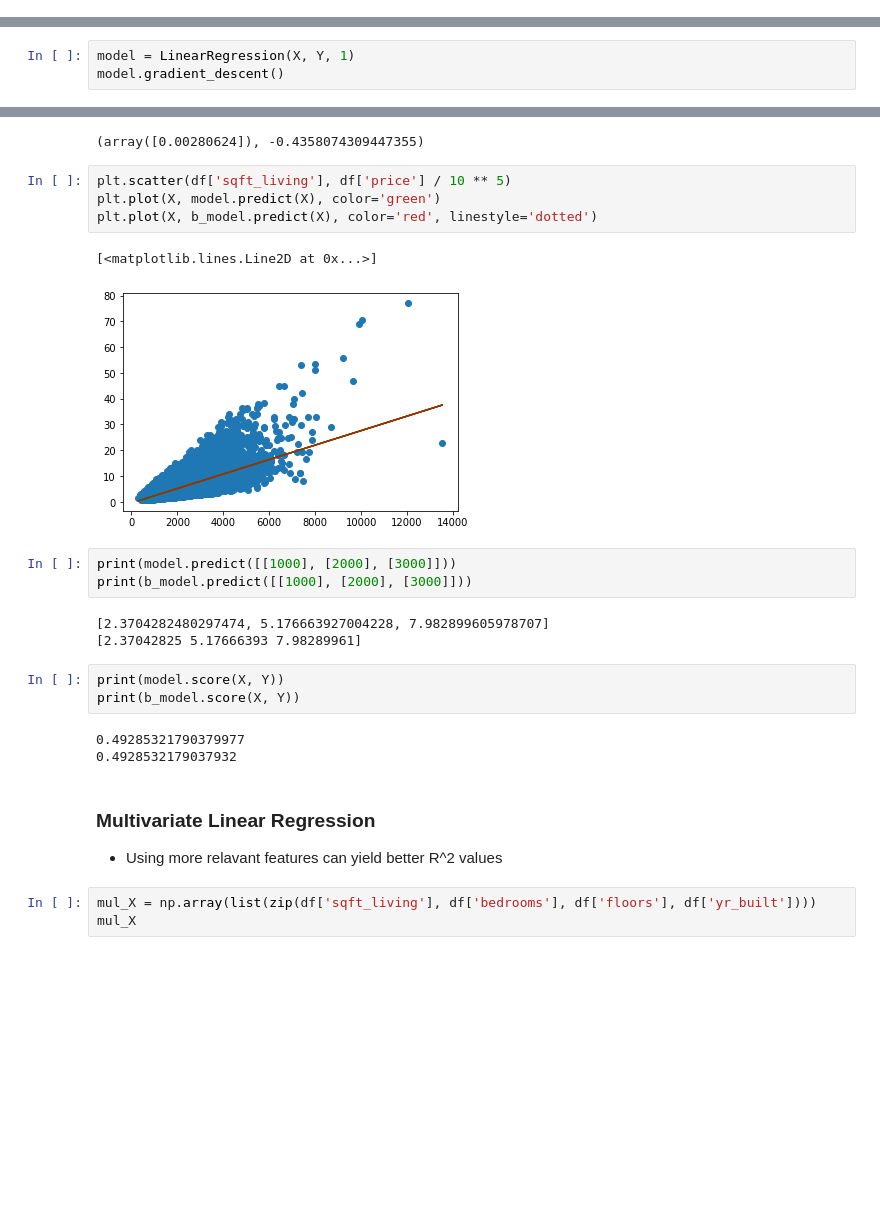
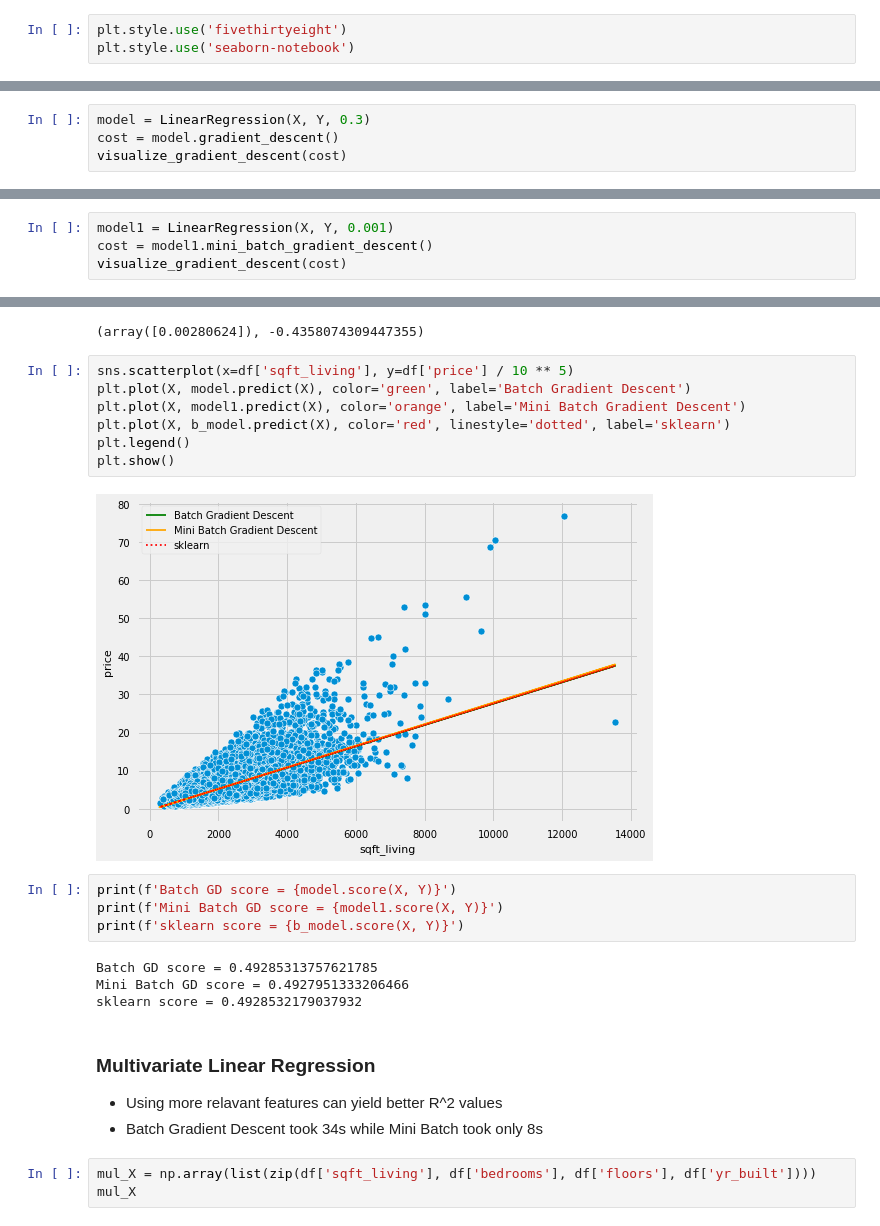
Before and after one commit to SRI-PRIYAN/MachineLearning, a Jupyter notebook: LinearRegression/LinearRegression.ipynb, the cells around one changed output, grey strips where cells are left out. Saved outputs shown, nothing was run; the diff lists cells and outputs as text; blank space fills up the shorter version.

Commit message:
Adding Polynomial Regression along with Mini Batch Gradient Descent

```diff
--- a/LinearRegression/LinearRegression.ipynb
+++ b/LinearRegression/LinearRegression.ipynb
@@ -6,3 +8,6 @@ from sklearn import linear_model as lm
+# %%
+plt.style.use('fivethirtyeight')
+plt.style.use('seaborn-notebook')
 # %%
 class LinearRegression:
     def __init__(self, X, Y, learning_rate: float):
@@ -104,3 +159,4 @@ print(X)
 # %%
-model = LinearRegression(X, Y, 1)
-model.gradient_descent()
+model = LinearRegression(X, Y, 0.3)
+cost = model.gradient_descent()
+visualize_gradient_descent(cost)
@@ -106,0 +165,4 @@ model.gradient_descent()
+# %%
+model1 = LinearRegression(X, Y, 0.001)
+cost = model1.mini_batch_gradient_descent()
+visualize_gradient_descent(cost)
@@ -121,28 +187,27 @@ b_model.coef_, b_model.intercept_
 # %% [output]
 (array([0.00280624]), -0.4358074309447355)
 # %%
-plt.scatter(df['sqft_living'], df['price'] / 10 ** 5)
-plt.plot(X, model.predict(X), color='green')
-plt.plot(X, b_model.predict(X), color='red', linestyle='dotted')
+sns.scatterplot(x=df['sqft_living'], y=df['price'] / 10 ** 5)
+plt.plot(X, model.predict(X), color='green', label='Batch Gradient Descent')
+plt.plot(X, model1.predict(X), color='orange', label='Mini Batch Gradient Descent')
+plt.plot(X, b_model.predict(X), color='red', linestyle='dotted', label='sklearn')
+plt.legend()
+plt.show()
 # %% [output]
-[<matplotlib.lines.Line2D at 0x...>]
-[figure, old version]
+[figure, new version]
-# %%
-print(model.predict([[1000], [2000], [3000]]))
-print(b_model.predict([[1000], [2000], [3000]]))
-# %% [output]
-[2.3704282480297474, 5.176663927004228, 7.982899605978707]
-[2.37042825 5.17666393 7.98289961]
 # %%
-print(model.score(X, Y))
-print(b_model.score(X, Y))
+print(f'Batch GD score = {model.score(X, Y)}')
+print(f'Mini Batch GD score = {model1.score(X, Y)}')
+print(f'sklearn score = {b_model.score(X, Y)}')
 # %% [output]
-0.49285321790379977
-0.4928532179037932
+Batch GD score = 0.49285313757621785
+Mini Batch GD score = 0.4927951333206466
+sklearn score = 0.4928532179037932
 # %% [markdown]
 ### Multivariate Linear Regression
 
 * Using more relavant features can yield better R^2 values
+* Batch Gradient Descent took 34s while Mini Batch took only 8s
 # %%
 mul_X = np.array(list(zip(df['sqft_living'], df['bedrooms'], df['floors'], df['yr_built'])))
 mul_X
```
Also changed, not shown: parts of 23 cells of this notebook.
